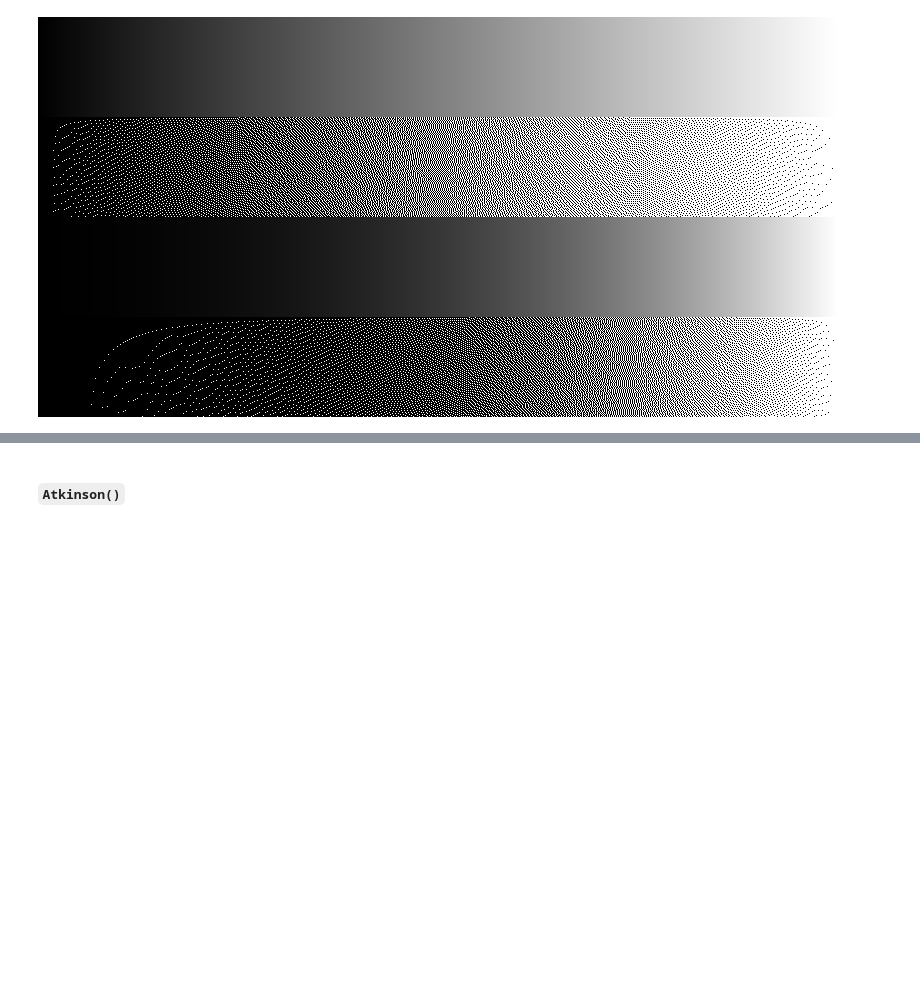
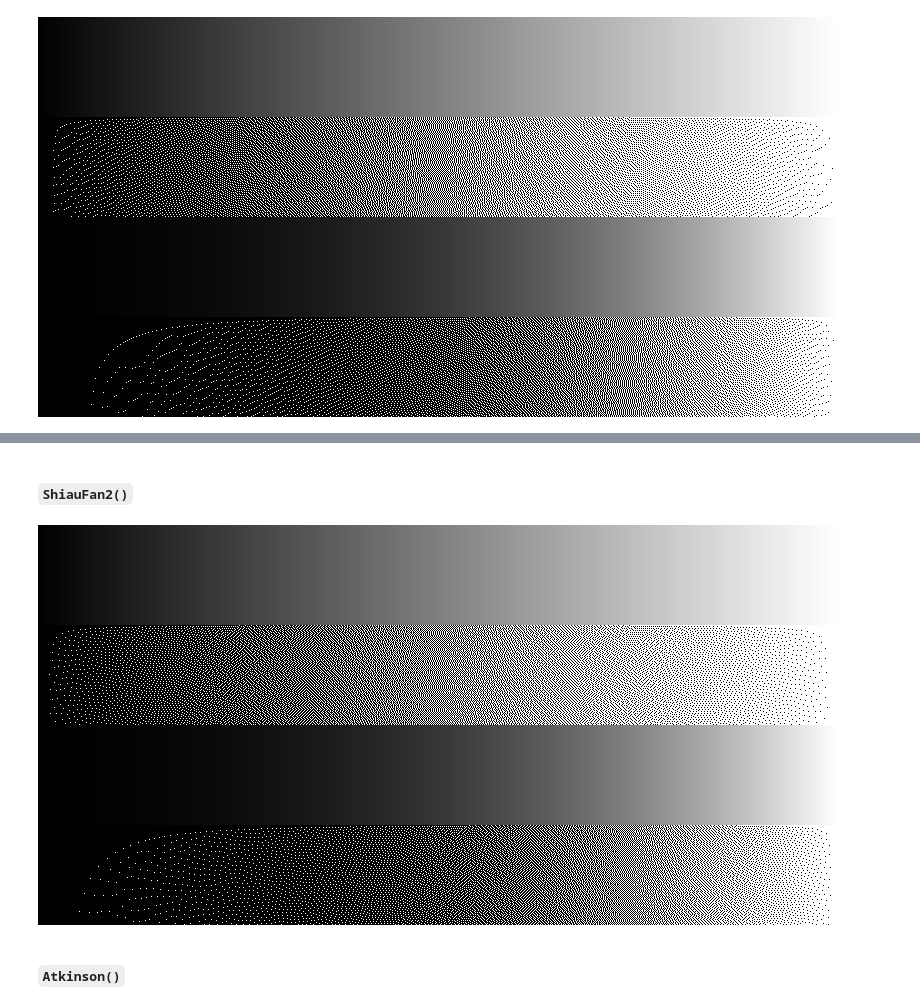
Before and after one commit to JuliaImages/DitherPunk.jl, a Jupyter notebook: dev/generated/gallery_gradient.ipynb, the cells around one changed output, grey strips where cells are left out. Cells and saved outputs as stored; diff of their text form; code cells hidden in the pictures; blank space fills up the shorter version.

```diff
--- a/dev/generated/gallery_gradient.ipynb
+++ b/dev/generated/gallery_gradient.ipynb
@@ -145,3 +157,9 @@ test_on_gradient(SierraLite())
+# %% [markdown]
+#### `ShiauFan2()`
+# %%
+test_on_gradient(ShiauFan2())
+# %% [output]
+[figure, added]
 # %% [markdown]
 #### `Atkinson()`
 # %%
```
Also changed, not shown: parts of 5 cells of this notebook, 13 other files.
